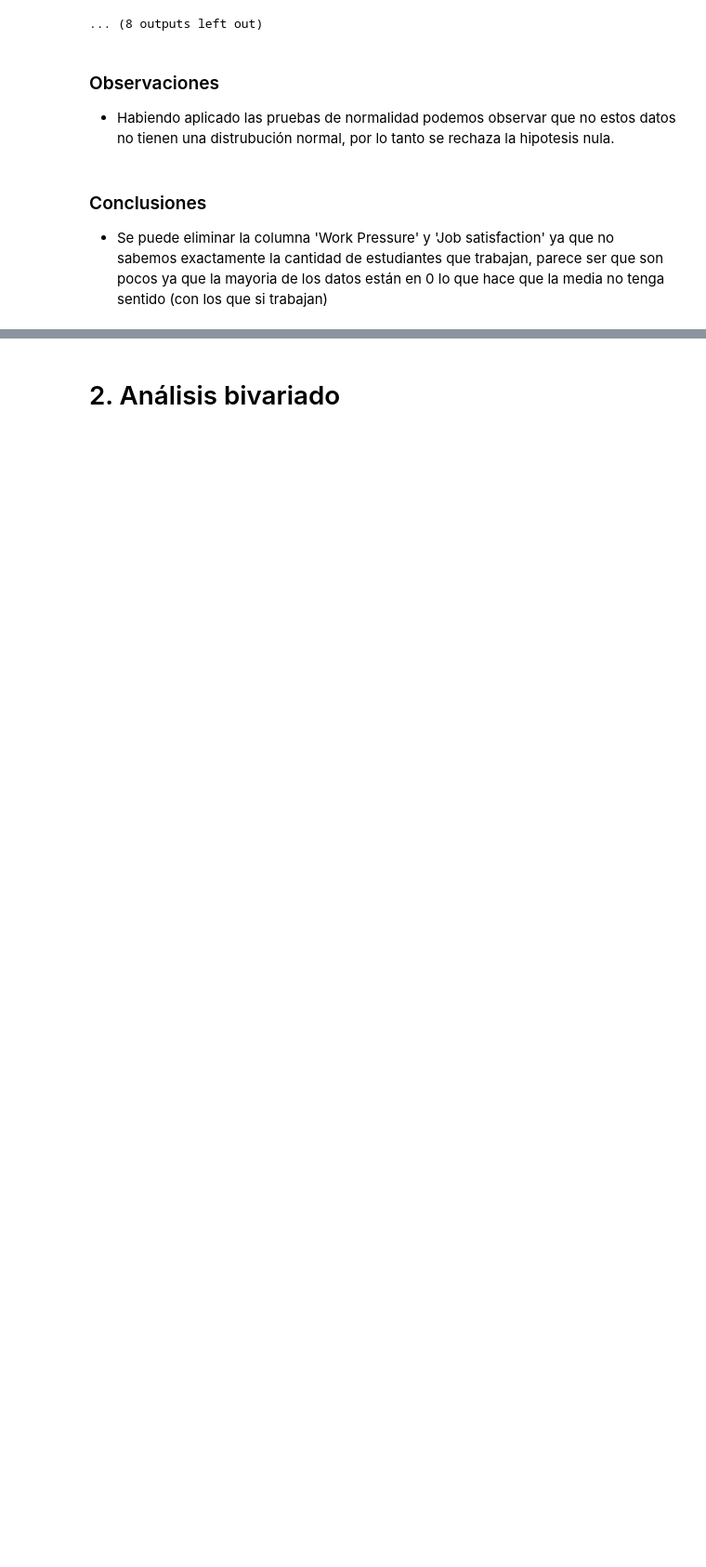
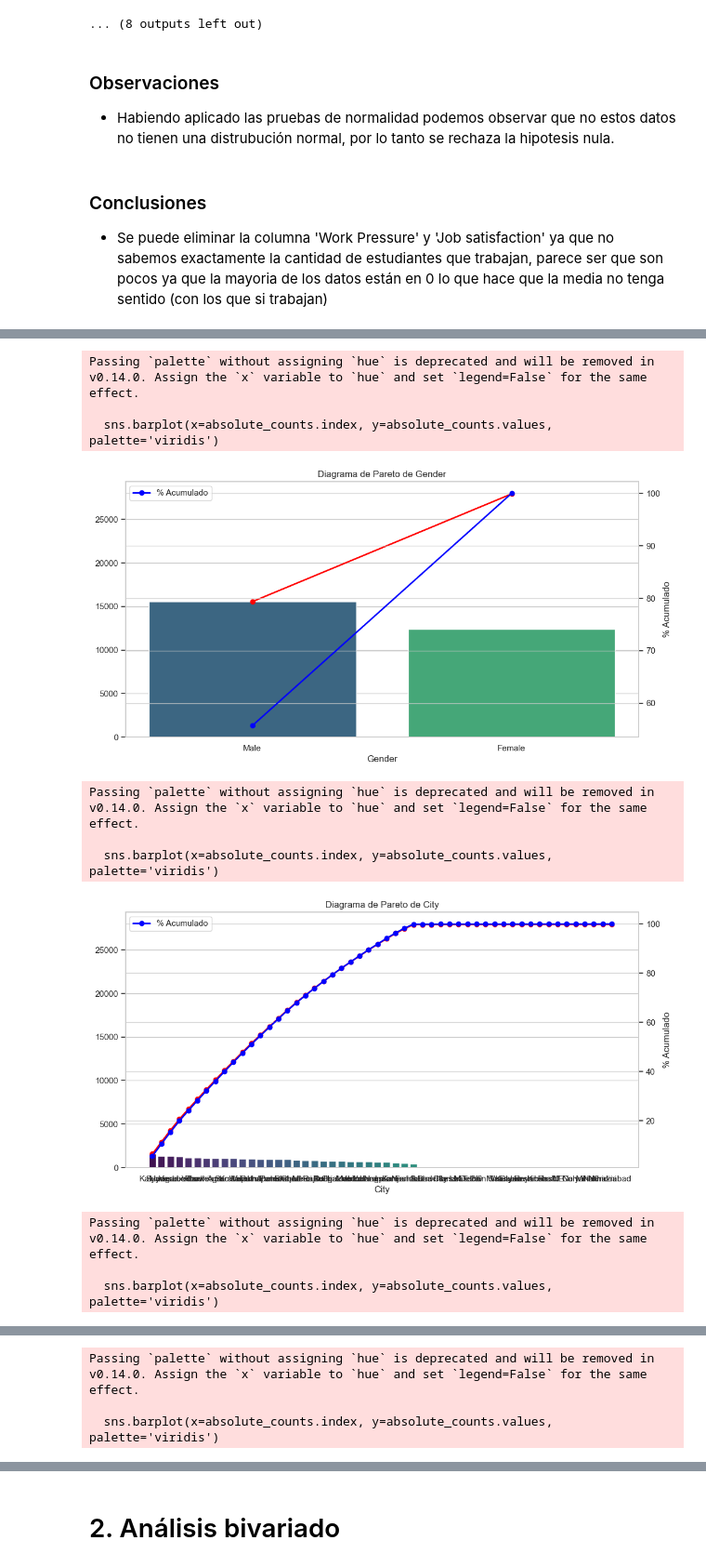
Before and after one commit to Nuria322/Student_Depression_Data_Analysis, a Jupyter notebook: notebooks/2_Analisis_exploratorio.ipynb, the cells around one changed output, grey strips where cells are left out. Shown at 93% size. Cells and saved outputs as stored; diff of their text form; code cells hidden in the pictures; blank space fills up the shorter version.

```diff
--- a/notebooks/2_Analisis_exploratorio.ipynb
+++ b/notebooks/2_Analisis_exploratorio.ipynb
@@ -326,0 +493,53 @@ La muestra no parece provenir de una distribución normal (se rechaza H0) para S
+# %%
+sns.set(style="whitegrid")
+
+# Columnas categóricas
+categorical_columns = df.select_dtypes(include=['object']).columns
+
+# Iterar sobre las columnas categóricas y generar diagramas de Pareto
+for column in categorical_columns:
+    # Calcular frecuencias absolutas
+    absolute_counts = df[column].value_counts()
+
+    # Calcular frecuencias acumuladas
+    cumulative_counts = absolute_counts.cumsum()
+    cumulative_percentage = 100 * cumulative_counts / cumulative_counts.max()
+
+    # Crear el gráfico
+    plt.figure(figsize=(12, 6))
+
+    # Gráfico de barras para frecuencias absolutas
+    sns.barplot(x=absolute_counts.index, y=absolute_counts.values, palette='viridis')
+
+    # Añadir la línea de frecuencia acumulada
+    plt.plot(absolute_counts.index, cumulative_counts, color='red', marker='o', linewidth=2, label='Frecuencia Acumulada')
+
+    # Añadir la línea de porcentaje acumulado
+    ax2 = plt.gca().twinx()
+    ax2.plot(absolute_counts.index, cumulative_percentage, color='blue', marker='o', linewidth=2, label='% Acumulado')
+
+    # Configuración de ejes y títulos
+    plt.title(f'Diagrama de Pareto de {column}')
+    plt.xlabel(column)
+    plt.ylabel('Frecuencia Absoluta')
+    ax2.set_ylabel('% Acumulado')
+
+    plt.xticks(rotation=45)
+    plt.grid(axis='y', alpha=0.75)
+
+    # Añadir leyenda
+    plt.legend(loc='upper left')
+
+    plt.show()
+# %% [output]
+Passing `palette` without assigning `hue` is deprecated and will be removed in v0.14.0. Assign the `x` variable to `hue` and set `legend=False` for the same effect.
+
+  sns.barplot(x=absolute_counts.index, y=absolute_counts.values, palette='viridis')
+[figure, added]
+Passing `palette` without assigning `hue` is deprecated and will be removed in v0.14.0. Assign the `x` variable to `hue` and set `legend=False` for the same effect.
+
+  sns.barplot(x=absolute_counts.index, y=absolute_counts.values, palette='viridis')
+[figure, added]
+Passing `palette` without assigning `hue` is deprecated and will be removed in v0.14.0. Assign the `x` variable to `hue` and set `legend=False` for the same effect.
+
+  sns.barplot(x=absolute_counts.index, y=absolute_counts.values, palette='viridis')
@@ -326,0 +547,3 @@ La muestra no parece provenir de una distribución normal (se rechaza H0) para S
+Passing `palette` without assigning `hue` is deprecated and will be removed in v0.14.0. Assign the `x` variable to `hue` and set `legend=False` for the same effect.
+
+  sns.barplot(x=absolute_counts.index, y=absolute_counts.values, palette='viridis')
```
Also changed, not shown: parts of 8 cells of this notebook.
